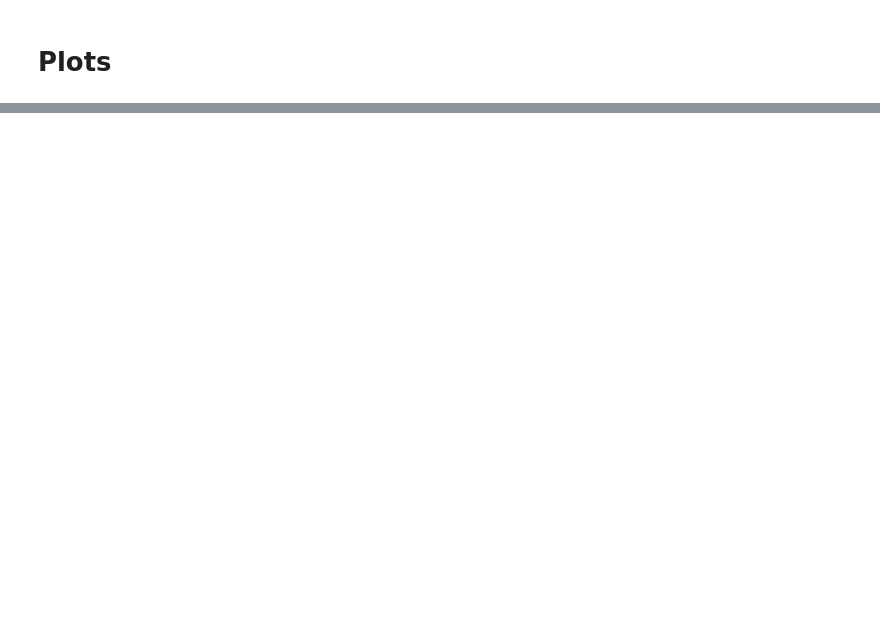
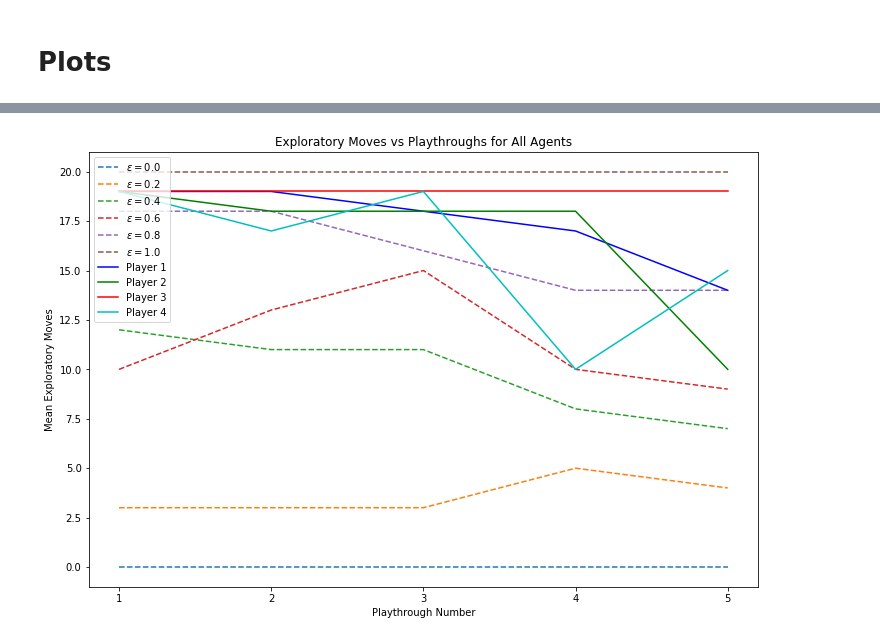
Before and after one commit to Yustynn/decision-theory-rl-and-data-analysis, a Jupyter notebook: RL.ipynb, the cells around one changed output, grey strips where cells are left out. Saved outputs shown, nothing was run; the diff lists cells and outputs as text; code cells hidden in the pictures; blank space fills up the shorter version.

```diff
--- a/RL.ipynb
+++ b/RL.ipynb
@@ -735,9 +716,0 @@ ax.legend()
-# %%
-num_runs = 30
-num_moves = NUM_MOVES
-
-runs = []
-for i in range(num_runs):
-    reward = run(num_moves)
-    print(f'Done with run {i+1}, reward: {reward}')
-    runs.append(reward)
@@ -745,0 +719,36 @@ plt.plot(range(len(runs)), runs)
+# %%
+mean_exploratory_moves_by_epsilon = {}
+for epsilon, histories in histories_by_epsilon.items():
+    mean_exploratory_moves_by_epsilon[epsilon] = np.mean(
+        [history.num_exploratory_moves for history in histories],
+        axis=0
+    )
+# %%
+fig, ax = plt.subplots(figsize=(12, 8))
+for epsilon, history in single_histories_by_epsilon.items():
+    mean_moves = history.num_exploratory_moves
+    ax.plot(
+        range(1, NUM_PLAYTHROUGHS + 1),
+        mean_moves,
+        label=r'$\varepsilon =$' + f'{epsilon:.1f}',
+        linestyle='--'
+    )
+
+for i, history in enumerate(human_histories):
+    ax.plot(
+        range(1, NUM_PLAYTHROUGHS + 1),
+        history.num_exploratory_moves[:5],
+        label=f'Player {i + 1}',
+        c=PLAYER_ID_TO_COLOR[i]
+    )
+
+
+ax.set_xlabel('Playthrough Number')
+ax.set_ylabel('Mean Exploratory Moves')
+ax.set_title('Exploratory Moves vs Playthroughs for All Agents')
+
+ax.set_xticks(range(1, NUM_PLAYTHROUGHS + 1))
+ax.legend(loc='upper left')
+fig.savefig('img/exploratory-moves-vs-playthrough.png', dpi=300)
+# %% [output]
+[figure, added]
```
Also changed, not shown: parts of 26 cells of this notebook, 6 other files.
